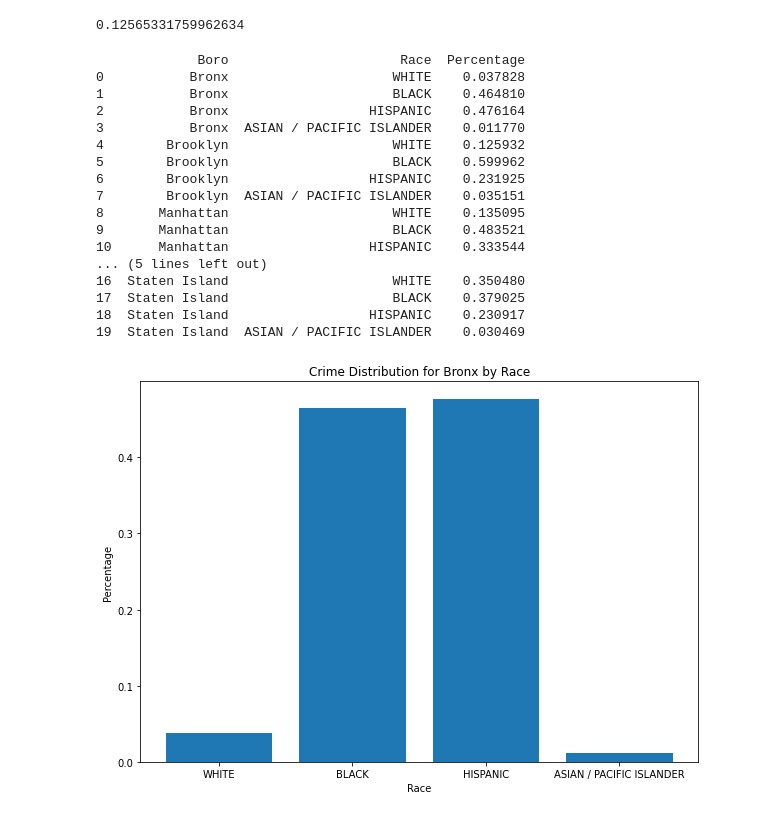
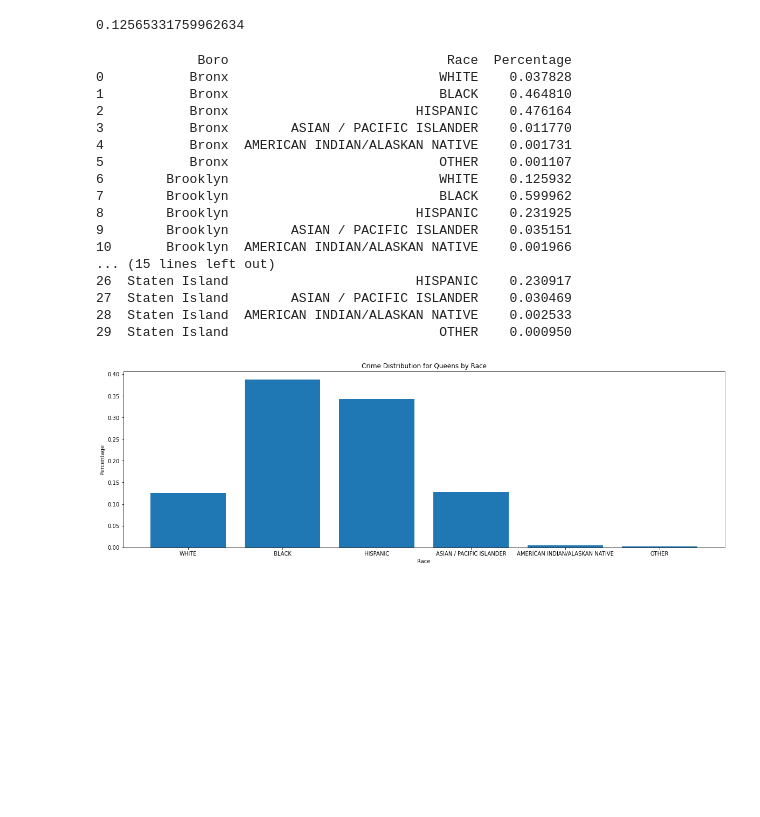
Before and after one commit to Chris0016/ArcGIS-NYC-Mapping, a Jupyter notebook: crime_analysis.ipynb, the cells around one changed output. Saved outputs shown, nothing was run; the diff lists cells and outputs as text; code cells hidden in the pictures; blank space fills up the shorter version.

```diff
--- a/crime_analysis.ipynb
+++ b/crime_analysis.ipynb
@@ -96,7 +81,8 @@ races = [
     'BLACK',
     'HISPANIC',
     'ASIAN / PACIFIC ISLANDER',
-]
+    'AMERICAN INDIAN/ALASKAN NATIVE',
+    'OTHER']
 
 def calc_crime_population(boro_code):
     return len(df[df['ARREST_BORO'] == boro_code])
@@ -137,23 +123,23 @@ for i in range(len(boroughs)):
 
 print(race_comp_df)
 # %% [output]
-             Boro                      Race  Percentage
-0           Bronx                     WHITE    0.037828
-1           Bronx                     BLACK    0.464810
-2           Bronx                  HISPANIC    0.476164
-3           Bronx  ASIAN / PACIFIC ISLANDER    0.011770
-4        Brooklyn                     WHITE    0.125932
-5        Brooklyn                     BLACK    0.599962
-6        Brooklyn                  HISPANIC    0.231925
-7        Brooklyn  ASIAN / PACIFIC ISLANDER    0.035151
-8       Manhattan                     WHITE    0.135095
-9       Manhattan                     BLACK    0.483521
-10      Manhattan                  HISPANIC    0.333544
-... (5 lines left out)
-16  Staten Island                     WHITE    0.350480
-17  Staten Island                     BLACK    0.379025
-18  Staten Island                  HISPANIC    0.230917
-19  Staten Island  ASIAN / PACIFIC ISLANDER    0.030469
+             Boro                            Race  Percentage
+0           Bronx                           WHITE    0.037828
+1           Bronx                           BLACK    0.464810
+2           Bronx                        HISPANIC    0.476164
+3           Bronx        ASIAN / PACIFIC ISLANDER    0.011770
+4           Bronx  AMERICAN INDIAN/ALASKAN NATIVE    0.001731
+5           Bronx                           OTHER    0.001107
+6        Brooklyn                           WHITE    0.125932
+7        Brooklyn                           BLACK    0.599962
+8        Brooklyn                        HISPANIC    0.231925
+9        Brooklyn        ASIAN / PACIFIC ISLANDER    0.035151
+10       Brooklyn  AMERICAN INDIAN/ALASKAN NATIVE    0.001966
+... (15 lines left out)
+26  Staten Island                        HISPANIC    0.230917
+27  Staten Island        ASIAN / PACIFIC ISLANDER    0.030469
+28  Staten Island  AMERICAN INDIAN/ALASKAN NATIVE    0.002533
+29  Staten Island                           OTHER    0.000950
 # %%
 def show_crime_dist(boro):
     boro_select = race_comp_df[race_comp_df['Boro'] == boro.name]
@@ -162,7 +148,7 @@ def show_crime_dist(boro):
     rate = boro_select['Percentage']
 
     # Figure Size
-    fig = plt.figure(figsize =(10, 7))
+    fig = plt.figure(figsize =(20, 6))
 
     # Horizontal Bar Plot
     plt.bar(race, rate)
@@ -174,6 +160,6 @@ def show_crime_dist(boro):
     # Show Plot
     plt.show()
 # %%
-show_crime_dist(boroughs[0])
+show_crime_dist(boroughs[3])
 # %% [output]
-[figure, old version]
+[figure, new version]
```
Also changed, not shown: parts of 1 cell of this notebook, 1 other file.
